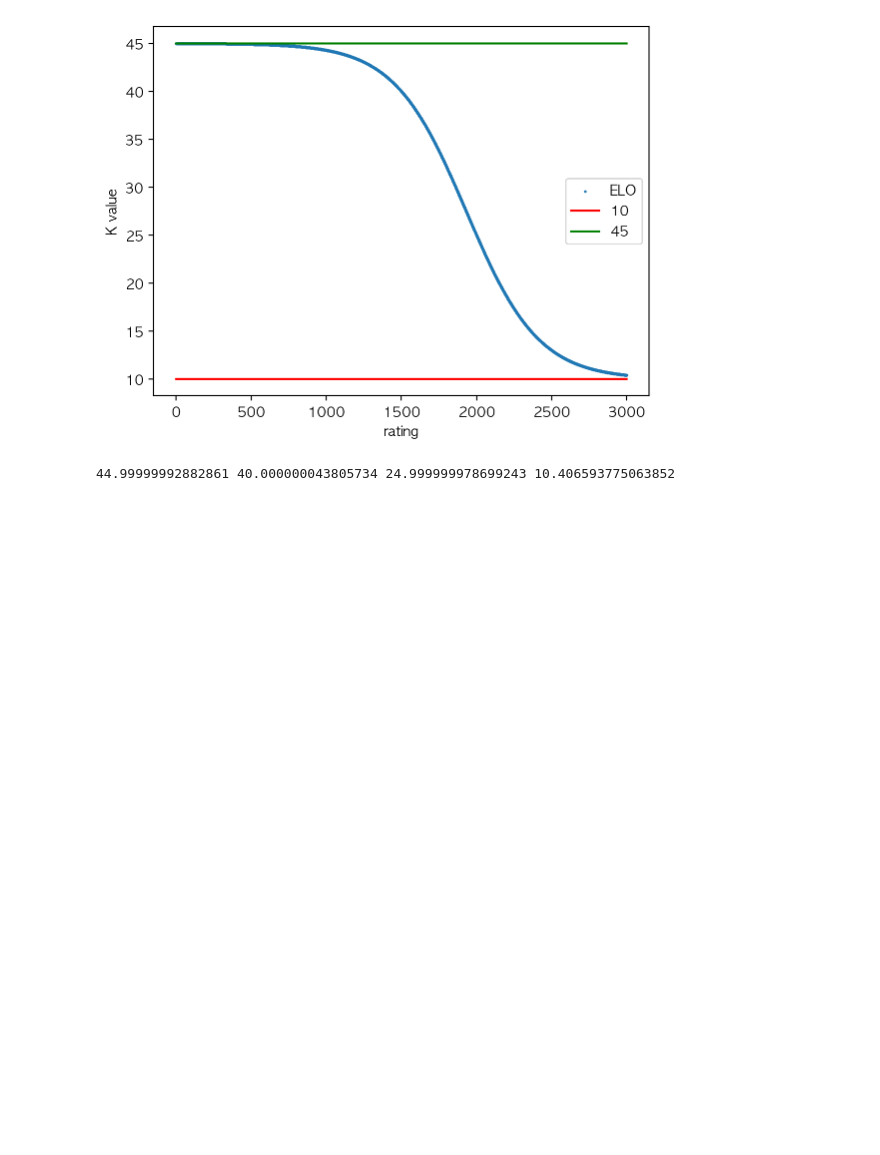
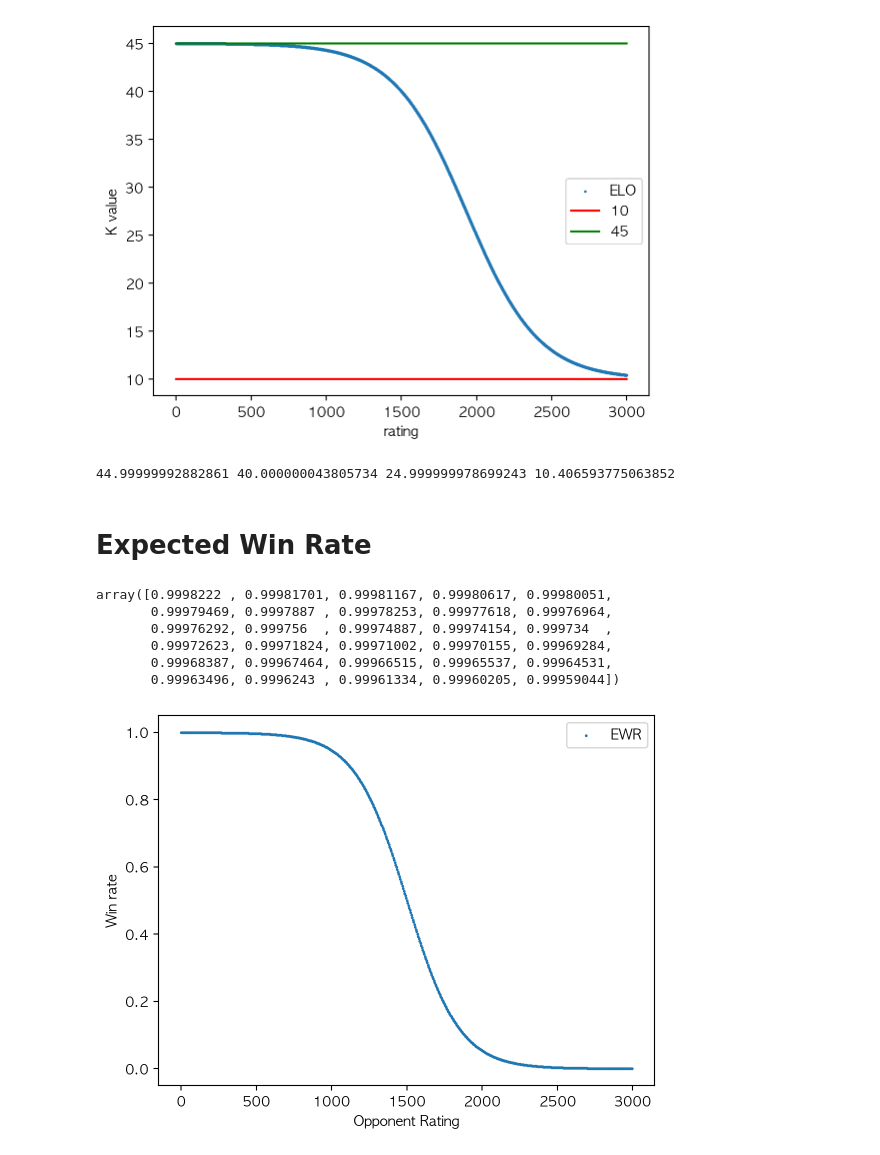
Before and after one commit to Cardanoian/ai-discussion, a Jupyter notebook: elo_graph.ipynb, the cells around one changed output. Cells and saved outputs as stored; diff of their text form; code cells hidden in the pictures; blank space fills up the shorter version.

```diff
--- a/elo_graph.ipynb
+++ b/elo_graph.ipynb
@@ -81,3 +81,31 @@ plt.show()
 print(Y[0], Y[1500], Y[2000], Y[3000])
 # %% [output]
 44.99999992882861 40.000000043805734 24.999999978699243 10.406593775063852
+# %% [markdown]
+# Expected Win Rate
+# %%
+def ewr(opponent_rating: int, player_rating: int = 1500) -> float:
+    return 1 / (1 + np.power(10, (opponent_rating - player_rating) / 400))
+# %%
+Xo = np.arange(0, 3000, 5)
+# %%
+Yw = np.array(list(map(ewr, Xo)))
+Yw[:30]
+# %% [output]
+array([0.9998222 , 0.99981701, 0.99981167, 0.99980617, 0.99980051,
+       0.99979469, 0.9997887 , 0.99978253, 0.99977618, 0.99976964,
+       0.99976292, 0.999756  , 0.99974887, 0.99974154, 0.999734  ,
+       0.99972623, 0.99971824, 0.99971002, 0.99970155, 0.99969284,
+       0.99968387, 0.99967464, 0.99966515, 0.99965537, 0.99964531,
+       0.99963496, 0.9996243 , 0.99961334, 0.99960205, 0.99959044])
+# %%
+fig, ax = plt.subplots(1, 1)
+ax.scatter(Xo, Yw, s=1, label="EWR")
+# ax.plot(Xo, np.ones((len(Xo),)) * 10, c="r", label="10")
+# ax.plot(Xo, np.ones((len(Xo),)) * 45, c="g", label="45")
+ax.set_xlabel("Opponent Rating")
+ax.set_ylabel("Win rate")
+ax.legend(loc="best")
+plt.show()
+# %% [output]
+[figure, added]
```
Also changed, not shown: parts of 1 cell of this notebook, 4 other files.
